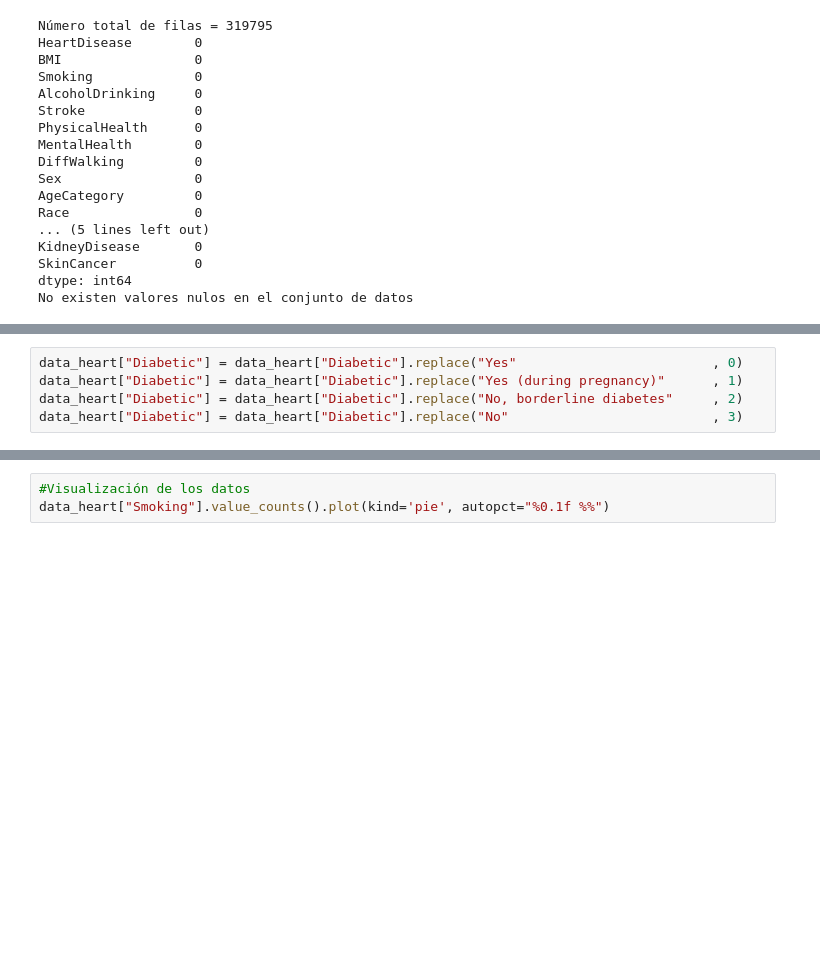
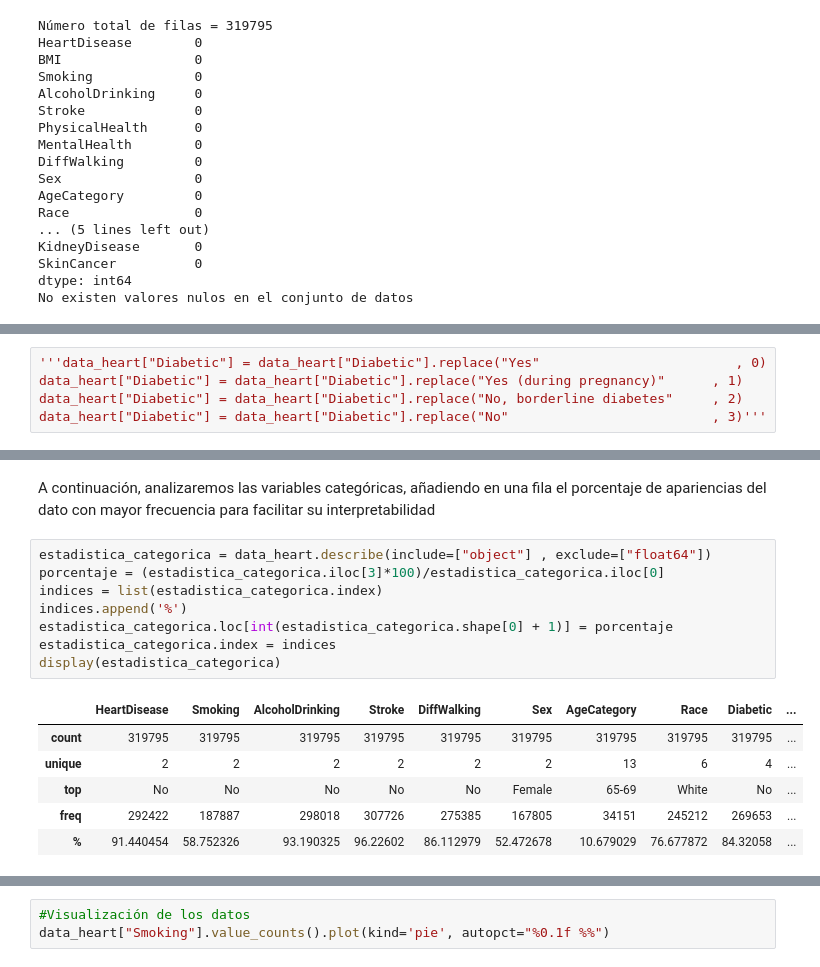
Before and after one commit to mariachurches/PythonIA, a Jupyter notebook: PracticaFinal/01MIAR_ACT_Final.ipynb, the cells around one changed output, grey strips where cells are left out. Cells and saved outputs as stored; diff of their text form; blank space fills up the shorter version.

```diff
--- a/PracticaFinal/01MIAR_ACT_Final.ipynb
+++ b/PracticaFinal/01MIAR_ACT_Final.ipynb
@@ -158,5 +160,5 @@ Modificaremos la columna Diabetic para facilitar el futuro analisis asigando los
 # %%
-data_heart["Diabetic"] = data_heart["Diabetic"].replace("Yes"                         , 0)
+'''data_heart["Diabetic"] = data_heart["Diabetic"].replace("Yes"                         , 0)
 data_heart["Diabetic"] = data_heart["Diabetic"].replace("Yes (during pregnancy)"      , 1)
 data_heart["Diabetic"] = data_heart["Diabetic"].replace("No, borderline diabetes"     , 2)
-data_heart["Diabetic"] = data_heart["Diabetic"].replace("No"                          , 3)
+data_heart["Diabetic"] = data_heart["Diabetic"].replace("No"                          , 3)'''
@@ -162,0 +191,17 @@ data_heart["Diabetic"] = data_heart["Diabetic"].replace("No"
+# %% [markdown]
+A continuación, analizaremos las variables categóricas, añadiendo en una fila el porcentaje de apariencias del dato con mayor frecuencia para facilitar su interpretabilidad
+# %%
+estadistica_categorica = data_heart.describe(include=["object"] , exclude=["float64"])
+porcentaje = (estadistica_categorica.iloc[3]*100)/estadistica_categorica.iloc[0]
+indices = list(estadistica_categorica.index)
+indices.append('%')
+estadistica_categorica.loc[int(estadistica_categorica.shape[0] + 1)] = porcentaje
+estadistica_categorica.index = indices
+display(estadistica_categorica)
+# %% [output]
+|  | HeartDisease | Smoking | AlcoholDrinking | Stroke | DiffWalking | Sex | AgeCategory | Race | Diabetic | ... |
+| count | 319795 | 319795 | 319795 | 319795 | 319795 | 319795 | 319795 | 319795 | 319795 | ... |
+| unique | 2 | 2 | 2 | 2 | 2 | 2 | 13 | 6 | 4 | ... |
+| top | No | No | No | No | No | Female | 65-69 | White | No | ... |
+| freq | 292422 | 187887 | 298018 | 307726 | 275385 | 167805 | 34151 | 245212 | 269653 | ... |
+| % | 91.440454 | 58.752326 | 93.190325 | 96.22602 | 86.112979 | 52.472678 | 10.679029 | 76.677872 | 84.32058 | ... |
```
Also changed, not shown: parts of 13 cells of this notebook.
